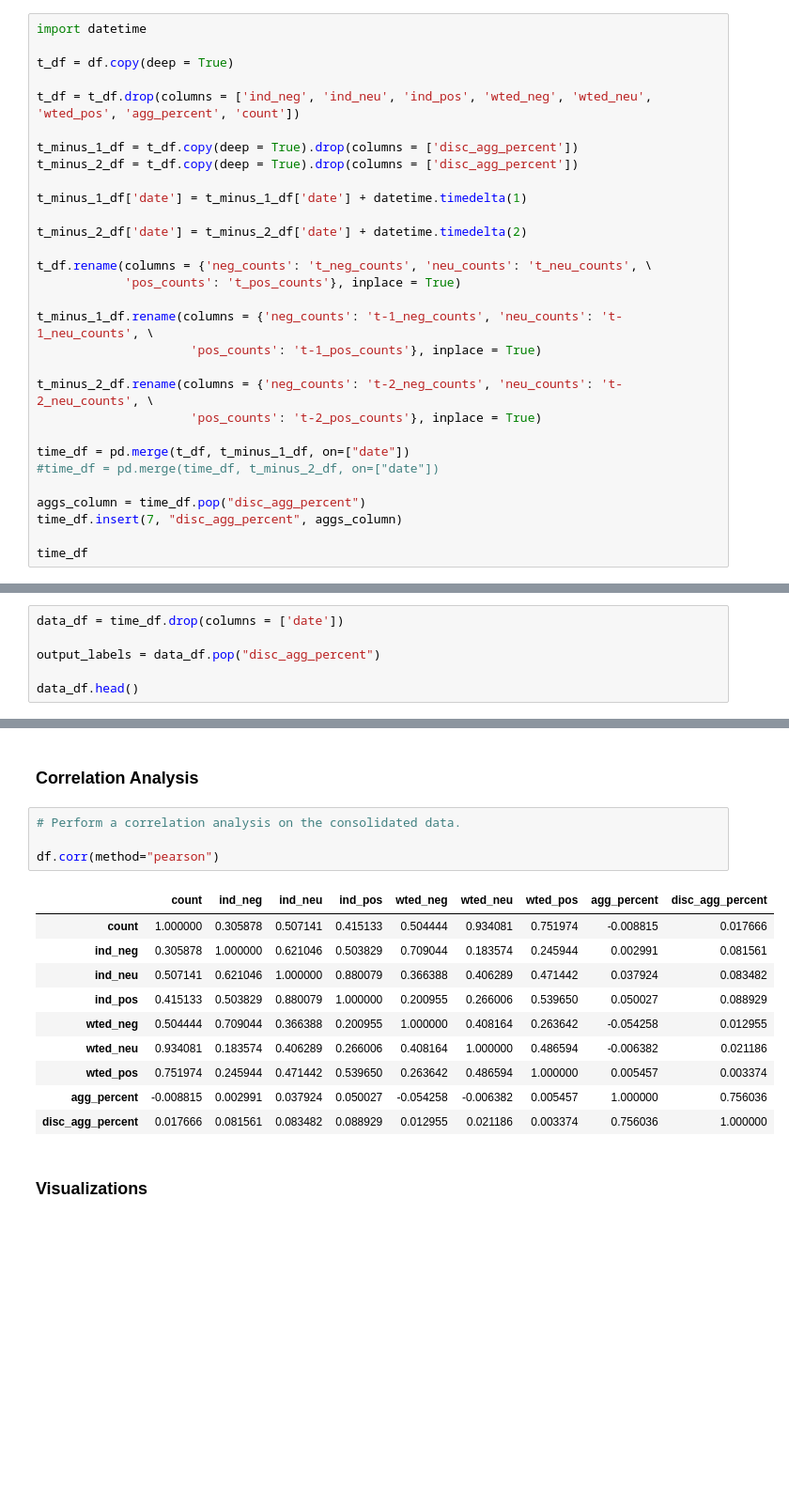
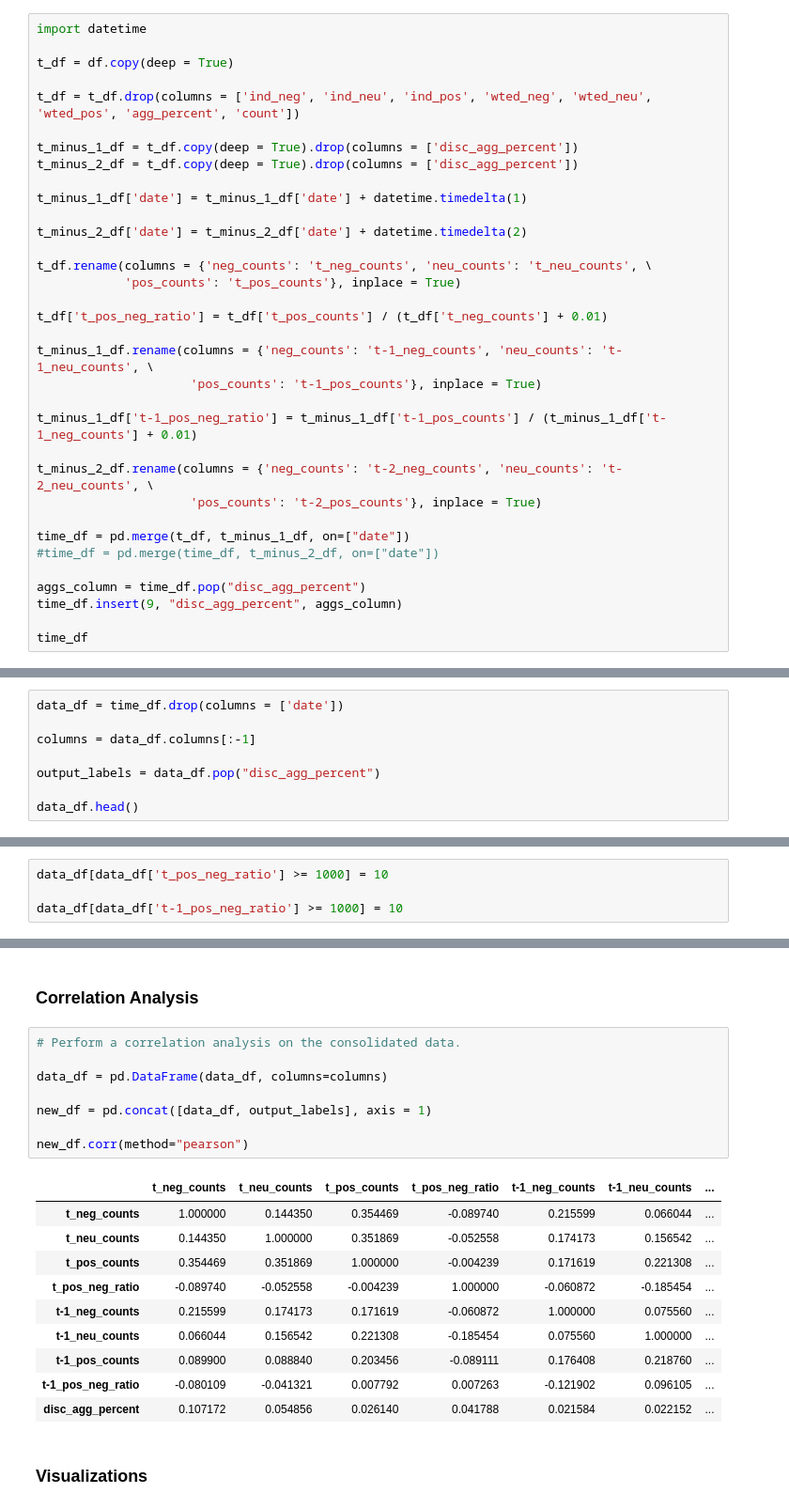
Before and after one commit to svishakan/Social-Media-Based-Stock-Market-Analysis, a Jupyter notebook: Spark Streaming/CorrelationAnalysis.ipynb, the cells around one changed output, grey strips where cells are left out. Shown: that part at 94% size. Drawn from its saved outputs; the diff is of its cells as text; blank space fills up the shorter version.

```diff
--- a/Spark Streaming/CorrelationAnalysis.ipynb
+++ b/Spark Streaming/CorrelationAnalysis.ipynb
@@ -164,8 +164,12 @@ t_minus_2_df['date'] = t_minus_2_df['date'] + datetime.timedelta(2)
 t_df.rename(columns = {'neg_counts': 't_neg_counts', 'neu_counts': 't_neu_counts', \
             'pos_counts': 't_pos_counts'}, inplace = True)
 
+t_df['t_pos_neg_ratio'] = t_df['t_pos_counts'] / (t_df['t_neg_counts'] + 0.01)
+
 t_minus_1_df.rename(columns = {'neg_counts': 't-1_neg_counts', 'neu_counts': 't-1_neu_counts', \
                      'pos_counts': 't-1_pos_counts'}, inplace = True)
+
+t_minus_1_df['t-1_pos_neg_ratio'] = t_minus_1_df['t-1_pos_counts'] / (t_minus_1_df['t-1_neg_counts'] + 0.01)
 
 t_minus_2_df.rename(columns = {'neg_counts': 't-2_neg_counts', 'neu_counts': 't-2_neu_counts', \
                      'pos_counts': 't-2_pos_counts'}, inplace = True)
@@ -174,7 +178,7 @@ time_df = pd.merge(t_df, t_minus_1_df, on=["date"])
 #time_df = pd.merge(time_df, t_minus_2_df, on=["date"])
 
 aggs_column = time_df.pop("disc_agg_percent")
-time_df.insert(7, "disc_agg_percent", aggs_column)
+time_df.insert(9, "disc_agg_percent", aggs_column)
 
 time_df
 # %% [output]
@@ -199,6 +203,8 @@ time_df['disc_agg_percent'].value_counts()
 Name: disc_agg_percent, dtype: int64
 # %%
 data_df = time_df.drop(columns = ['date'])
+
+columns = data_df.columns[:-1]
 
 output_labels = data_df.pop("disc_agg_percent")
 
@@ -212,0 +219,4 @@ data_df.head()
+# %%
+data_df[data_df['t_pos_neg_ratio'] >= 1000] = 10
+
+data_df[data_df['t-1_pos_neg_ratio'] >= 1000] = 10
@@ -442,18 +470,22 @@ df = scaled_df
 # %%
 # Perform a correlation analysis on the consolidated data.
 
-df.corr(method="pearson")
+data_df = pd.DataFrame(data_df, columns=columns)
+
+new_df = pd.concat([data_df, output_labels], axis = 1)
+
+new_df.corr(method="pearson")
 # %% [output]
-|  | count | ind_neg | ind_neu | ind_pos | wted_neg | wted_neu | wted_pos | agg_percent | disc_agg_percent |
-| count | 1.000000 | 0.305878 | 0.507141 | 0.415133 | 0.504444 | 0.934081 | 0.751974 | -0.008815 | 0.017666 |
-| ind_neg | 0.305878 | 1.000000 | 0.621046 | 0.503829 | 0.709044 | 0.183574 | 0.245944 | 0.002991 | 0.081561 |
-| ind_neu | 0.507141 | 0.621046 | 1.000000 | 0.880079 | 0.366388 | 0.406289 | 0.471442 | 0.037924 | 0.083482 |
-| ind_pos | 0.415133 | 0.503829 | 0.880079 | 1.000000 | 0.200955 | 0.266006 | 0.539650 | 0.050027 | 0.088929 |
-| wted_neg | 0.504444 | 0.709044 | 0.366388 | 0.200955 | 1.000000 | 0.408164 | 0.263642 | -0.054258 | 0.012955 |
-| wted_neu | 0.934081 | 0.183574 | 0.406289 | 0.266006 | 0.408164 | 1.000000 | 0.486594 | -0.006382 | 0.021186 |
-| wted_pos | 0.751974 | 0.245944 | 0.471442 | 0.539650 | 0.263642 | 0.486594 | 1.000000 | 0.005457 | 0.003374 |
-| agg_percent | -0.008815 | 0.002991 | 0.037924 | 0.050027 | -0.054258 | -0.006382 | 0.005457 | 1.000000 | 0.756036 |
-| disc_agg_percent | 0.017666 | 0.081561 | 0.083482 | 0.088929 | 0.012955 | 0.021186 | 0.003374 | 0.756036 | 1.000000 |
+|  | t_neg_counts | t_neu_counts | t_pos_counts | t_pos_neg_ratio | t-1_neg_counts | t-1_neu_counts | ... |
+| t_neg_counts | 1.000000 | 0.144350 | 0.354469 | -0.089740 | 0.215599 | 0.066044 | ... |
+| t_neu_counts | 0.144350 | 1.000000 | 0.351869 | -0.052558 | 0.174173 | 0.156542 | ... |
+| t_pos_counts | 0.354469 | 0.351869 | 1.000000 | -0.004239 | 0.171619 | 0.221308 | ... |
+| t_pos_neg_ratio | -0.089740 | -0.052558 | -0.004239 | 1.000000 | -0.060872 | -0.185454 | ... |
+| t-1_neg_counts | 0.215599 | 0.174173 | 0.171619 | -0.060872 | 1.000000 | 0.075560 | ... |
+| t-1_neu_counts | 0.066044 | 0.156542 | 0.221308 | -0.185454 | 0.075560 | 1.000000 | ... |
+| t-1_pos_counts | 0.089900 | 0.088840 | 0.203456 | -0.089111 | 0.176408 | 0.218760 | ... |
+| t-1_pos_neg_ratio | -0.080109 | -0.041321 | 0.007792 | 0.007263 | -0.121902 | 0.096105 | ... |
+| disc_agg_percent | 0.107172 | 0.054856 | 0.026140 | 0.041788 | 0.021584 | 0.022152 | ... |
 # %% [markdown]
 ### Visualizations
 # %%
```
Also changed, not shown: parts of 8 cells of this notebook.
